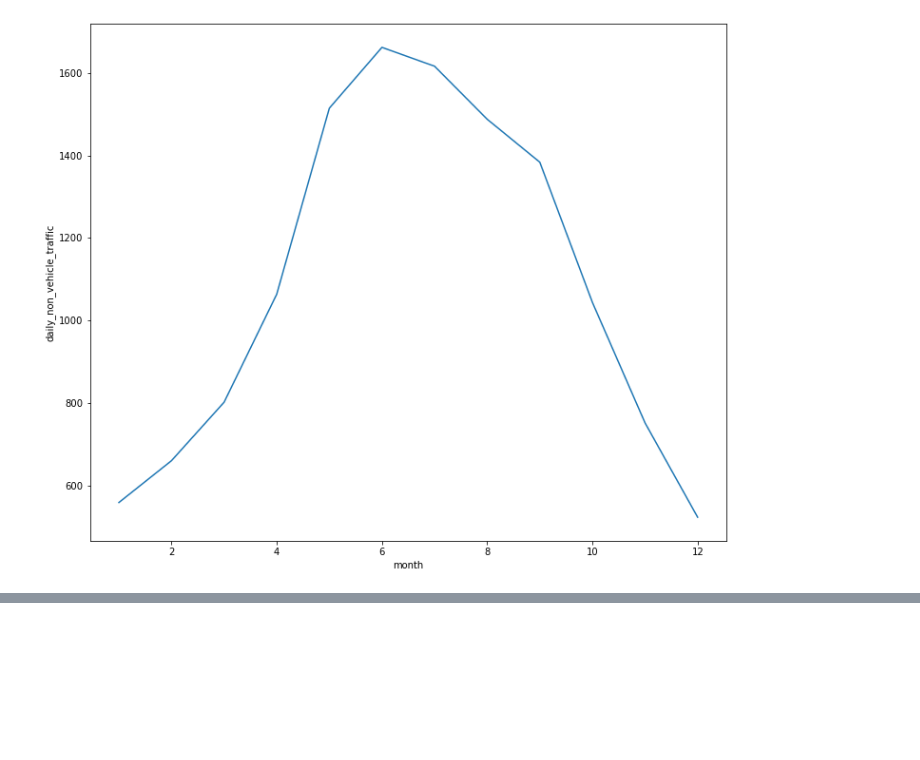
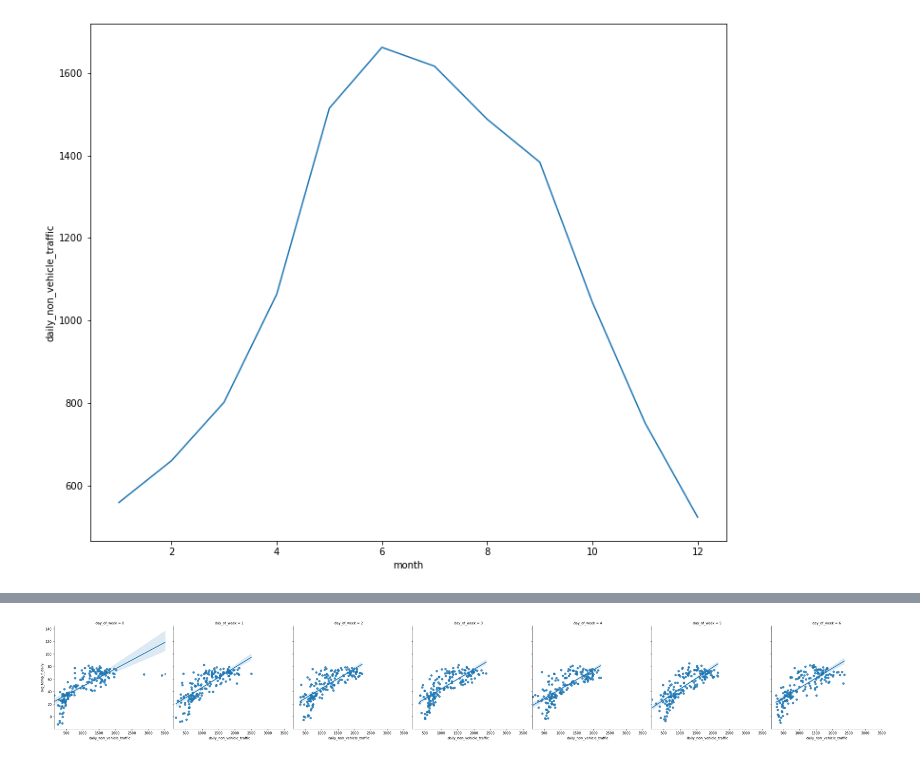
Before and after one commit to mhertel278/Data_Bootcamp_Capstone_Project, a Jupyter notebook: vandivort_segment2_visualizations.ipynb, the cells around one changed output, grey strips where cells are left out. Saved outputs shown, nothing was run; the diff lists cells and outputs as text; code cells hidden in the pictures; blank space fills up the shorter version.

```diff
--- a/vandivort_segment2_visualizations.ipynb
+++ b/vandivort_segment2_visualizations.ipynb
@@ -124,0 +135,5 @@ plt.show()
+# %%
+sns.lmplot(x="daily_non_vehicle_traffic", y="avg_temp_f_daily", col="day_of_week", data=visual_data,
+           aspect=1);
+# %% [output]
+[figure, added]
```
Also changed, not shown: parts of 4 cells of this notebook.
